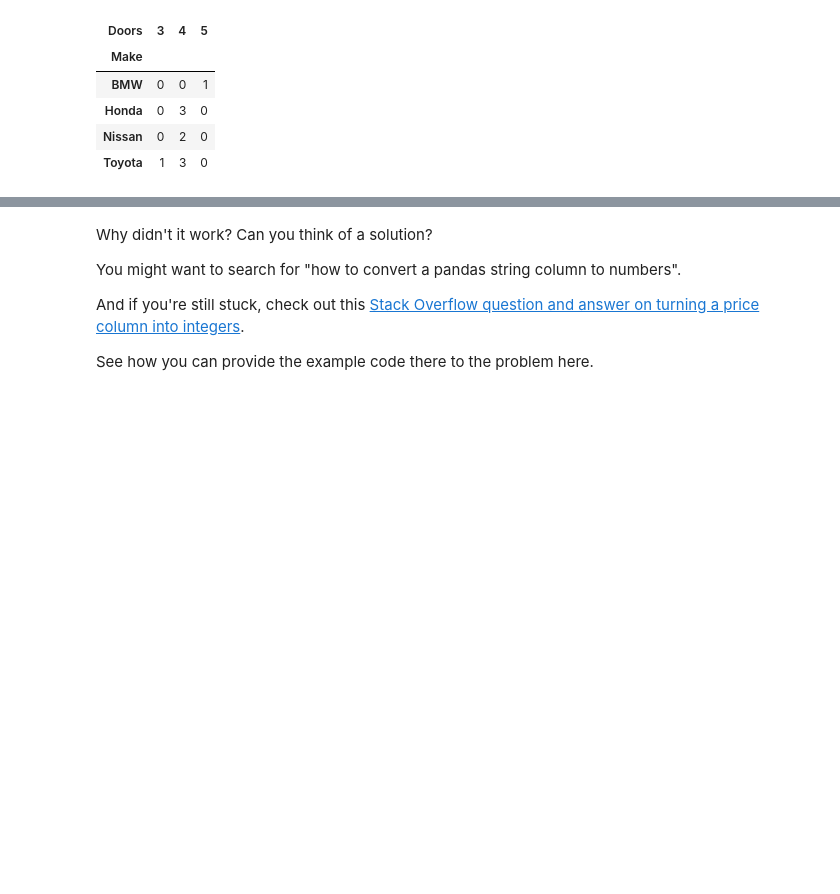
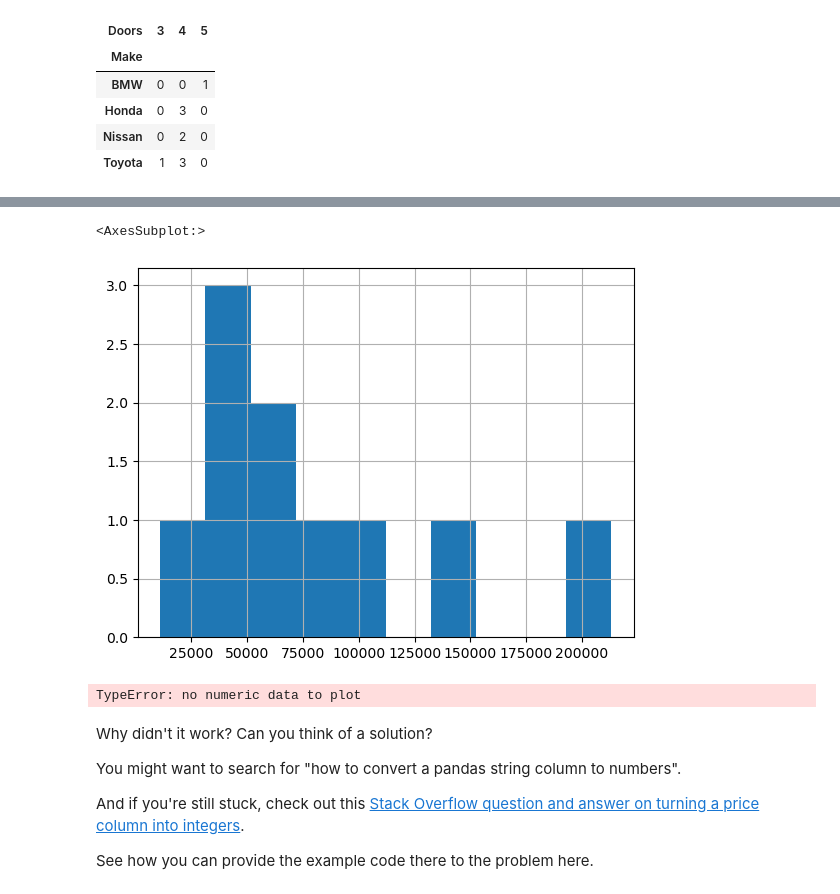
Before and after one commit to Sebastian-Constantin-Iacob/ai_practice_projects, a Jupyter notebook: pandas_practice_project/pandas_exercises.ipynb, the cells around one changed output, grey strips where cells are left out. Cells and saved outputs as stored; diff of their text form; code cells hidden in the pictures; blank space fills up the shorter version.

```diff
--- a/pandas_practice_project/pandas_exercises.ipynb
+++ b/pandas_practice_project/pandas_exercises.ipynb
@@ -214,7 +231,14 @@ pd.crosstab(index=car_sales['Make'], columns=[car_sales['Doors']])
 # %%
 # Create a histogram of the Odometer column using hist()
+car_sales['Odometer (KM)'].hist()
+# %% [output]
+<AxesSubplot:>
+[figure, added]
 # %%
 # Try to plot the Price column using plot()
+car_sales['Price'].plot()
+# %% [output]
+TypeError: no numeric data to plot
 # %% [markdown]
 Why didn't it work? Can you think of a solution?
 
```
Also changed, not shown: parts of 19 cells of this notebook.
